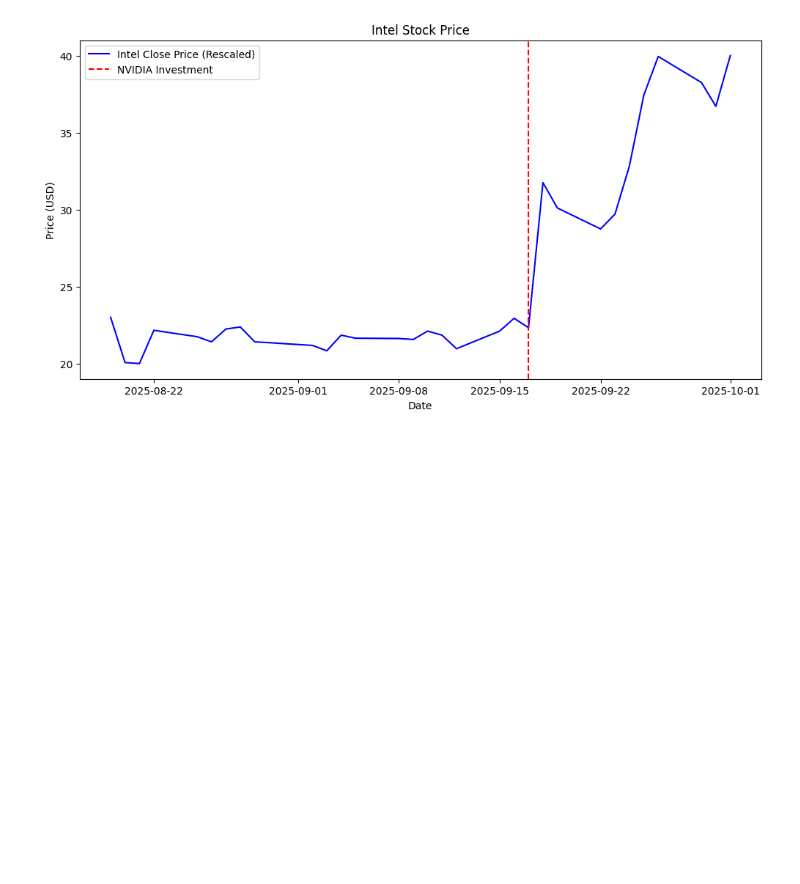
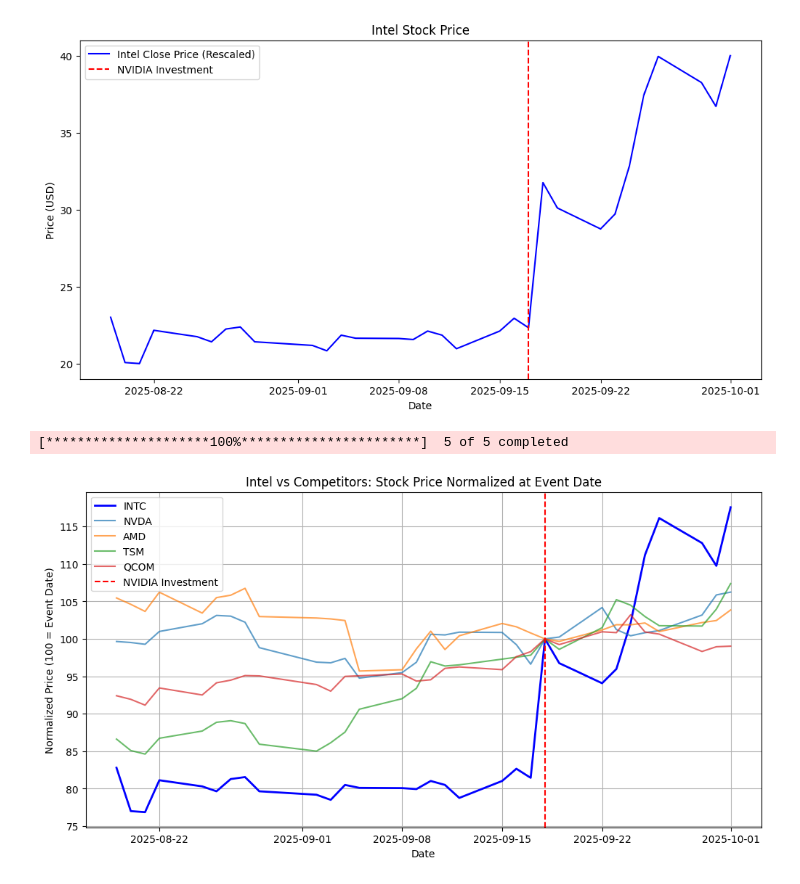
Before and after one commit to KrithikDhandapani/Nvidia-Intel-Analysis, a Jupyter notebook: notebooks/02_data_cleaning.ipynb, the cells around one changed output. Drawn from its saved outputs; the diff is of its cells as text; code cells hidden in the pictures; blank space fills up the shorter version.

Commit message:
Step 3 Complete : Intel vs Competitors

```diff
--- a/notebooks/02_data_cleaning.ipynb
+++ b/notebooks/02_data_cleaning.ipynb
@@ -87,3 +87,46 @@ plt.legend()
 plt.show()
 # %% [output]
 [figure]
+# %%
+import matplotlib.pyplot as plt
+import numpy as np
+import yfinance as yf
+import pandas as pd
+from datetime import datetime, timedelta
+
+
+event_date = datetime(2025, 9, 18)
+
+
+start_date = event_date - timedelta(days=30)
+end_date = event_date + timedelta(days=30)
+
+
+competitors = ["NVDA", "AMD", "TSM", "QCOM"]
+all_tickers = ["INTC"] + competitors
+
+
+data = yf.download(all_tickers, start=start_date, end=end_date)["Close"]
+
+
+base_prices = data.loc[event_date.strftime("%Y-%m-%d")]
+normalized = (data / base_prices) * 100
+
+
+plt.figure(figsize=(12,6))
+for ticker in all_tickers:
+    if ticker == "INTC":
+        plt.plot(normalized.index, normalized[ticker], label=ticker, linewidth=2, color="blue")
+    else:
+        plt.plot(normalized.index, normalized[ticker], label=ticker, alpha=0.7)
+
+plt.axvline(event_date, color="red", linestyle="--", label="NVIDIA Investment")
+plt.title("Intel vs Competitors: Stock Price Normalized at Event Date")
+plt.xlabel("Date")
+plt.ylabel("Normalized Price (100 = Event Date)")
+plt.legend()
+plt.grid(True)
+plt.show()
+# %% [output]
+[*********************100%***********************]  5 of 5 completed
+[figure, added]
```
